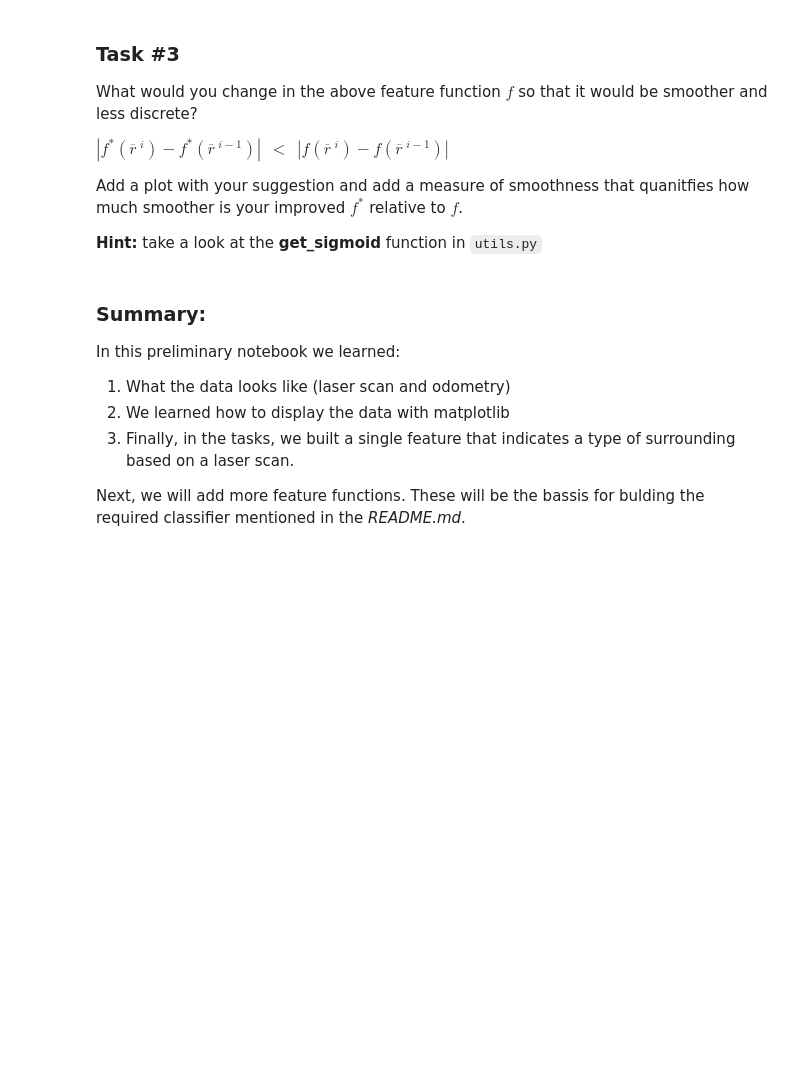
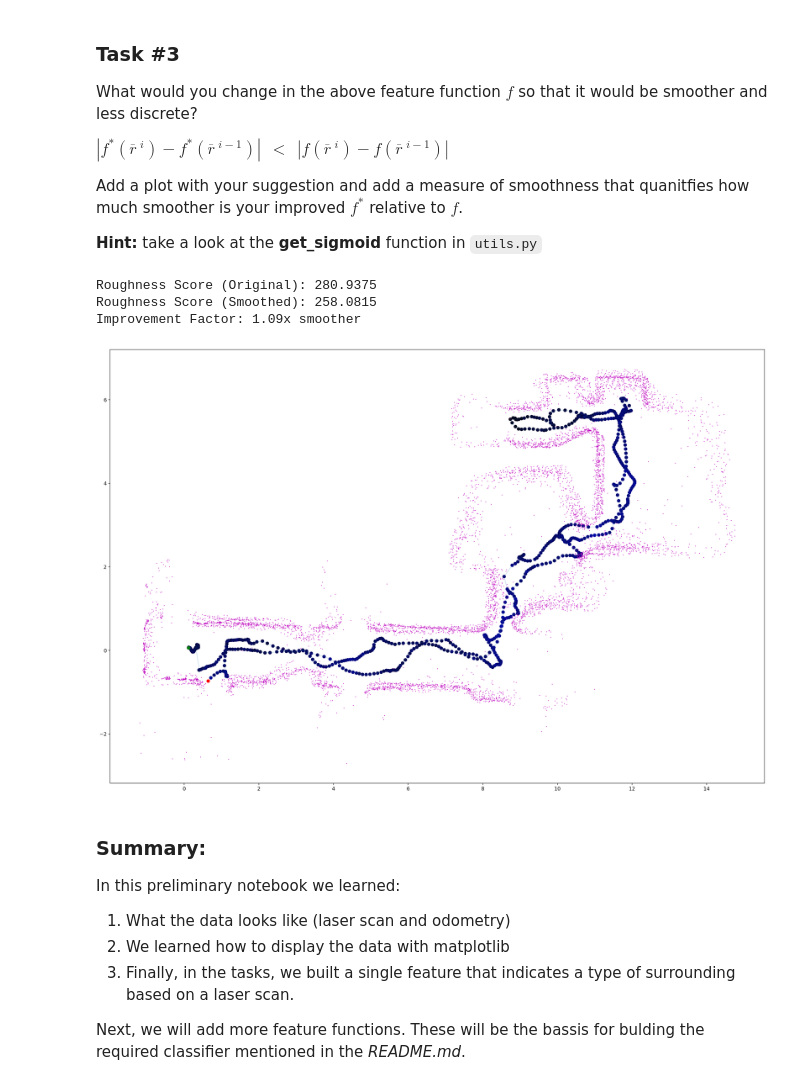
Before and after one commit to LahavBarak/data_exercise_external, a Jupyter notebook: preliminary_colab.ipynb, the cells around one changed output. Cells and saved outputs as stored; diff of their text form; code cells hidden in the pictures; blank space fills up the shorter version.

```diff
--- a/preliminary_colab.ipynb
+++ b/preliminary_colab.ipynb
@@ -157,3 +209,57 @@ Add a plot with your suggestion and add a measure of smoothness that quanitfies
+# %%
+import numpy as np
+import matplotlib.pyplot as plt
+from scipy.special import expit
+from utils import get_sigmoid
+
+# --- 1. Define the Smooth Function ---
+# We use get_sigmoid to create a curve that is "mostly 1" (0.95)
+# when we are 0.5m past the threshold.
+# You can tweak percent_loc (width of transition) to make it smoother/sharper.
+smooth_step = get_sigmoid(percent_loc=0.5, percent_val=0.95)
+
+# --- 2. Calculate f (Original) and f* (Smoothed) ---
+
+# f: The original discrete version (Hard Step)
+# Logic: 1 if > 2.0, else 0
+f_original = (ranges > 2.0).mean(axis=1)
+
+# f*: The new smooth version (Soft Sigmoid)
+# Logic: Sigmoid centered at 2.0.
+# We feed (ranges - 2.0) so that 2.0 becomes 0 (the center of sigmoid)
+f_smooth = smooth_step(ranges - 2.0).mean(axis=1)
+
+# --- 3. Quantify Smoothness ---
+# We measure "roughness" as the sum of absolute changes between consecutive steps.
+# Lower score = Smoother.
+diff_original = np.abs(np.diff(f_original))
+diff_smooth = np.abs(np.diff(f_smooth))
+
+score_original = np.sum(diff_original)
+score_smooth = np.sum(diff_smooth)
+
+print(f"Roughness Score (Original): {score_original:.4f}")
+print(f"Roughness Score (Smoothed): {score_smooth:.4f}")
+print(f"Improvement Factor: {score_original / score_smooth:.2f}x smoother")
+
+# --- 4. Plot Comparison ---
+colors_all = np.zeros((len(x), 3))
+colors_all[:, 2] = f_smooth
+c = colors_all[::31]
+
+plt.figure(figsize=(24,16), dpi=200)
+plt.plot(pc_x_r_[valid_inds_bool_][::31], pc_y_r_[valid_inds_bool_][::31], 'm.', markersize=1)
+plt.plot(x[::31], y[::31], alpha=0.2)
+plt.scatter(x[::31], y[::31], color=c)
+plt.scatter(start[0], start[1], color="green")
+plt.scatter(end[0], end[1], color="red")
+
+plt.show()
+# %% [output]
+Roughness Score (Original): 280.9375
+Roughness Score (Smoothed): 258.0815
+Improvement Factor: 1.09x smoother
+[figure, added]
 # %% [markdown]
 ### Summary:
 
```
Also changed, not shown: parts of 19 cells of this notebook.
